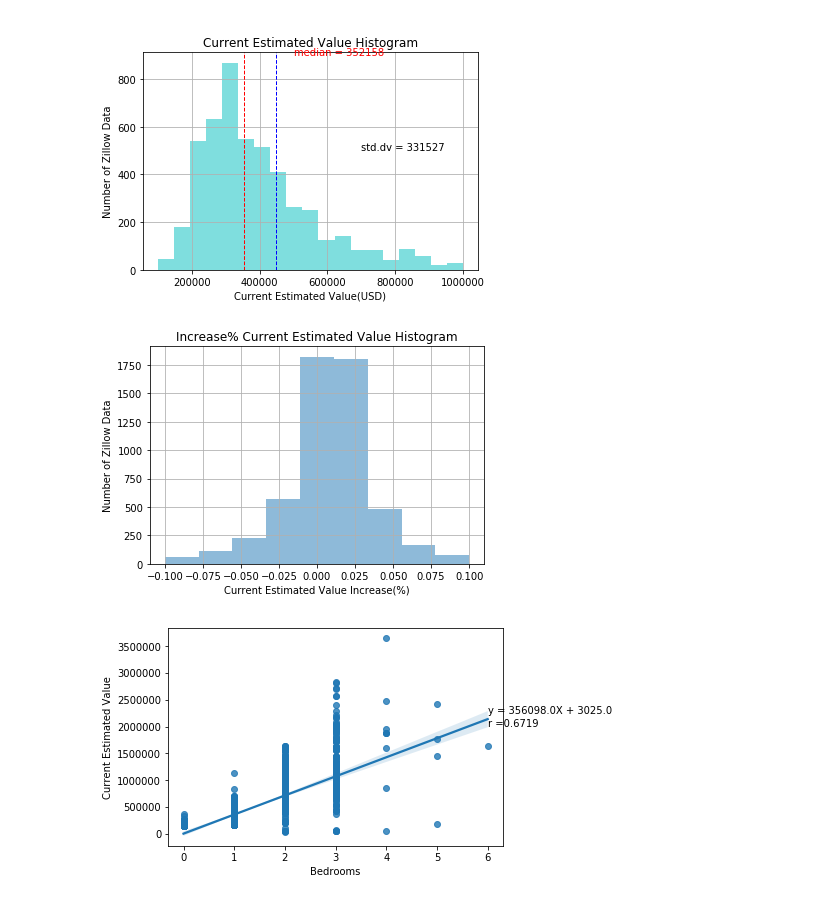
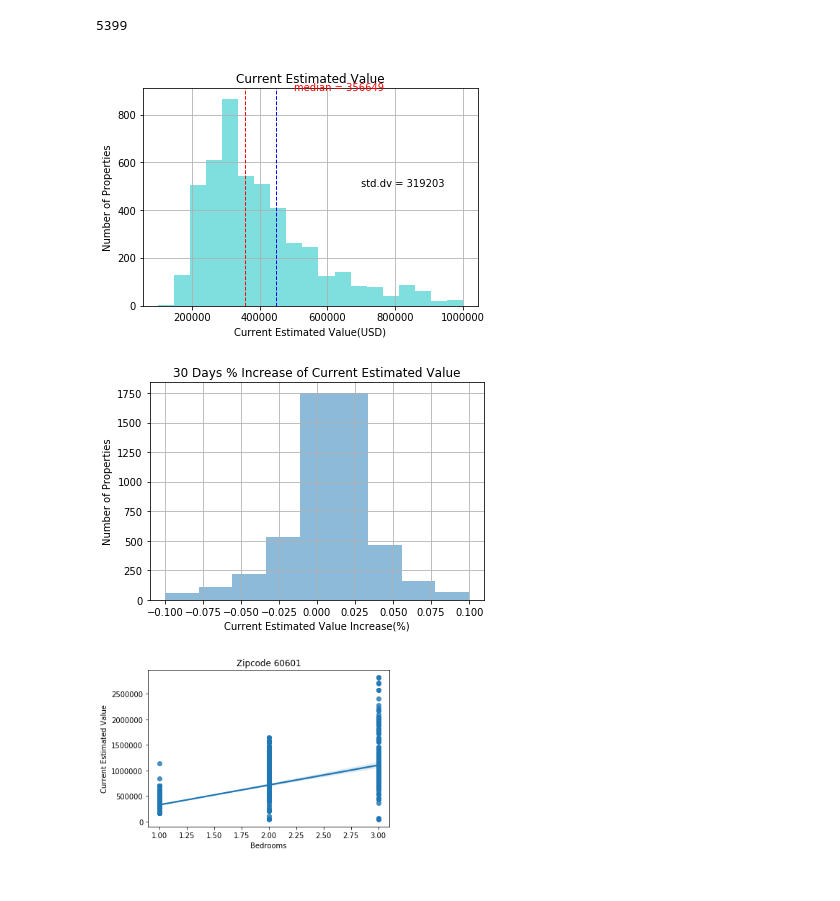
Before and after one commit to FeLowe/NW-Bootcamp-Projects, a Jupyter notebook: analysis.ipynb, the cells around one changed output. Drawn from its saved outputs; the diff is of its cells as text; code cells hidden in the pictures.

Commit message:
created and combined 1,2,and 3 bedrooms. Updated data to reflect combined bedroom dataframe

```diff
--- a/analysis.ipynb
+++ b/analysis.ipynb
@@ -35,10 +24,10 @@ condo_df.head()
 # %%
 # CHANGE COLUMN NAME
-condo_df = condo_df.rename(columns={"Tax_Year":"Tax Year","Last Sold Date":"Sold Date","Last Sold Price":"Sold Price",
+condo_final_df = condo_df.rename(columns={"Tax_Year":"Tax Year","Last Sold Date":"Sold Date","Last Sold Price":"Sold Price",
                                     "Zestimate Amount": "Current Estimated Value",
                                     "Zestimate Date":"Estimated Date",
                                     "Zestimate Value Change":"Estimated Value Change"})
-condo_df.head()
+condo_final_df.head()
 # %% [output]
 |  | Address | Zip | Zillow ID | Tax | Tax Year | Home Type | Home Size | Bathrooms | Bedrooms | Sold Date | ... |
 | 0 | 5 14th | 60605 | 60204228.0 | 248760.0 | 2017.0 | Condominium | 10593.0 | 2.0 | 2.0 | 05/27/2004 | ... |
@@ -52,62 +68,76 @@ number_1_bedroom =
+# %%
+#1, 2 and 3 bedrooms dataframe
+one_bedroom_df = condo_final_df[condo_final_df["Bedrooms"] == 1.0]
+two_bedrooms_df = condo_final_df[condo_final_df["Bedrooms"] == 2.0]
+three_bedrooms_df = condo_final_df[condo_final_df["Bedrooms"] == 3.0]
+# %%
+#Bedrooms dataframes combined
+frames = [one_bedroom_df, two_bedrooms_df, three_bedrooms_df]
+bedrooms_combined_df = pd.concat(frames)
+bedrooms_combined_df.head()
+print(len(bedrooms_combined_df))
+# %% [output]
+5399
 # %%
 #Histgram
 #Calc mean, median, std dev
-mean = condo_df['Current Estimated Value'].mean()
-median = condo_df['Current Estimated Value'].median()
-std = condo_df['Current Estimated Value'].std()
+mean = bedrooms_combined_df['Current Estimated Value'].mean()
+median = bedrooms_combined_df['Current Estimated Value'].median()
+std = bedrooms_combined_df['Current Estimated Value'].std()
 mean_round = 'mean = ' + str(round(mean))
 median_round = 'median = ' + str(round(median))
 std_round = 'std.dv = ' + str(round(std))
 
-condo_df_hist_amount = condo_df.drop([0]).hist(['Current Estimated Value'],range=(100000,1000000),bins=19,alpha=0.5,color='c')
-plt.axvline(mean, color='b', linestyle='dashed', linewidth=1)
+condo_df_hist_amount = bedrooms_combined_df.drop([0]).hist(['Current Estimated Value'],range=(100000,1000000),bins=19,alpha=0.5,color='c')
+plt.axvline(mean, color='b', linestyle='dashed', linewidth=1, )
 plt.axvline(median, color='r', linestyle='dashed', linewidth=1)
 plt.annotate(mean_round,xy=(500000,1000),color='b')
 plt.annotate(median_round,xy=(500000,900),color='r')
 plt.annotate(std_round,xy=(700000,500),color='k')
 plt.xlabel('Current Estimated Value(USD)')
-plt.ylabel('Number of Zillow Data')
-plt.title('Current Estimated Value Histogram')
+plt.ylabel('Number of Properties')
+plt.title('Current Estimated Value')
 plt.savefig("Images/histogram1.png")
 # %% [output]
-[figure, old version]
+[figure, new version]
 # %%
 #Clean data for Increase% Histgram
-condo_df['Amount 30days before'] = condo_df['Current Estimated Value']-condo_df['Estimated Value Change']
-condo_df['Increase% for 30days'] = condo_df['Estimated Value Change']/condo_df['Amount 30days before']
-# Increase_df = general_df.dropna(subset=['Increase% for 30days']).map('{:,.2%}'.format)
+bedrooms_combined_df['Amount 30days before'] = bedrooms_combined_df['Current Estimated Value']-bedrooms_combined_df['Estimated Value Change']
+bedrooms_combined_df['Increase% for 30days'] = bedrooms_combined_df['Estimated Value Change']/bedrooms_combined_df['Amount 30days before']
 # %%
 # Show Increase% Histgram
-condo_df_hist_increase = condo_df.drop([0]).hist(['Increase% for 30days'],range=(-0.1,0.1),bins=9,alpha=0.5)
+condo_df_hist_increase = bedrooms_combined_df.drop([0]).hist(['Increase% for 30days'],range=(-0.1,0.1),bins=9,alpha=0.5)
 plt.xlabel('Current Estimated Value Increase(%)')
-plt.ylabel('Number of Zillow Data')
-plt.title('Increase% Current Estimated Value Histogram')
+plt.ylabel('Number of Properties')
+plt.title('30 Days % Increase of Current Estimated Value')
 plt.savefig("Images/histogram2.png")
 #plt.show()
 # %% [output]
-[figure, old version]
+[figure, new version]
 # %%
 # Calc correlation between Zestimate amount vs Bedrooms
-condo_df_zip1 = condo_df.loc[general_df['Zip']==60601]
+condo_df_zip1 = bedrooms_combined_df.loc[general_df['Zip']==60601]
 
 # Calc r
 r = np.corrcoef (condo_df_zip1['Bedrooms'], condo_df_zip1['Current Estimated Value'])[1,0]
 r_round = 'r =' + str(r.round(4))
 
 # Calc Linear function
 myXset = np.array(condo_df_zip1['Bedrooms'])
 myYset = np.array(condo_df_zip1['Current Estimated Value'])
 coefficient = np.polyfit(myXset, myYset, 1)
 Y_func = np.poly1d(coefficient)
 linear = 'y = ' + str(coefficient[0].round(0)) + 'X + ' + str(coefficient[1].round())
 linear
 
 # Show scatter
 sns.regplot(x='Bedrooms',y='Current Estimated Value',data=condo_df_zip1,truncate=True)
 plt.annotate(linear,xy=(6,2250000))
 plt.annotate(r_round,xy=(6,2000000))
-plt.savefig("Images/scatter.png")
+
+plt.title('Zipcode 60601')
+plt.savefig("Images/scatter60601.png")
 # %% [output]
-[figure, old version]
+[figure, new version]
 # %%
 # only focus on 2bed/2bath to see the variance of amount by zip
```
Also changed, not shown: parts of 16 cells of this notebook, 6 other files.
